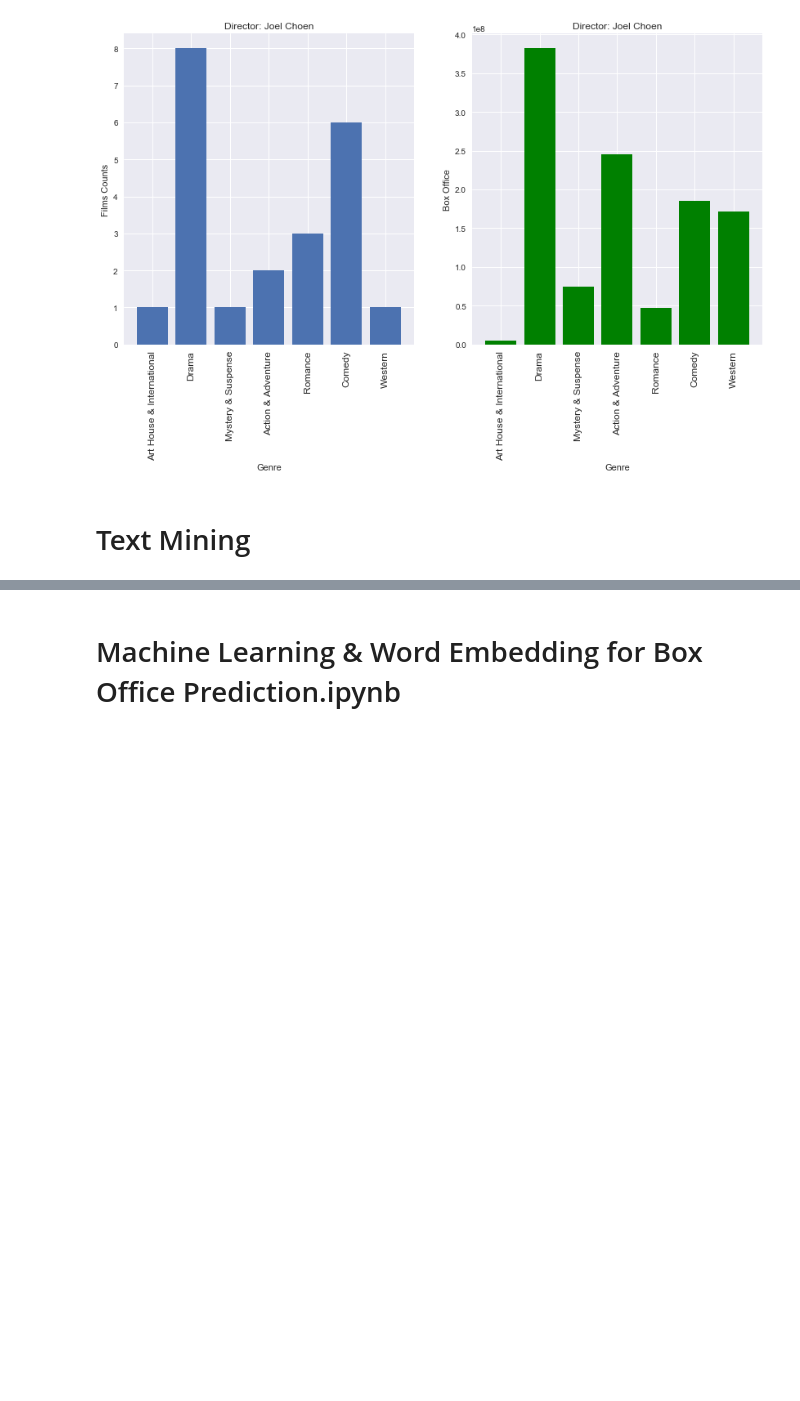
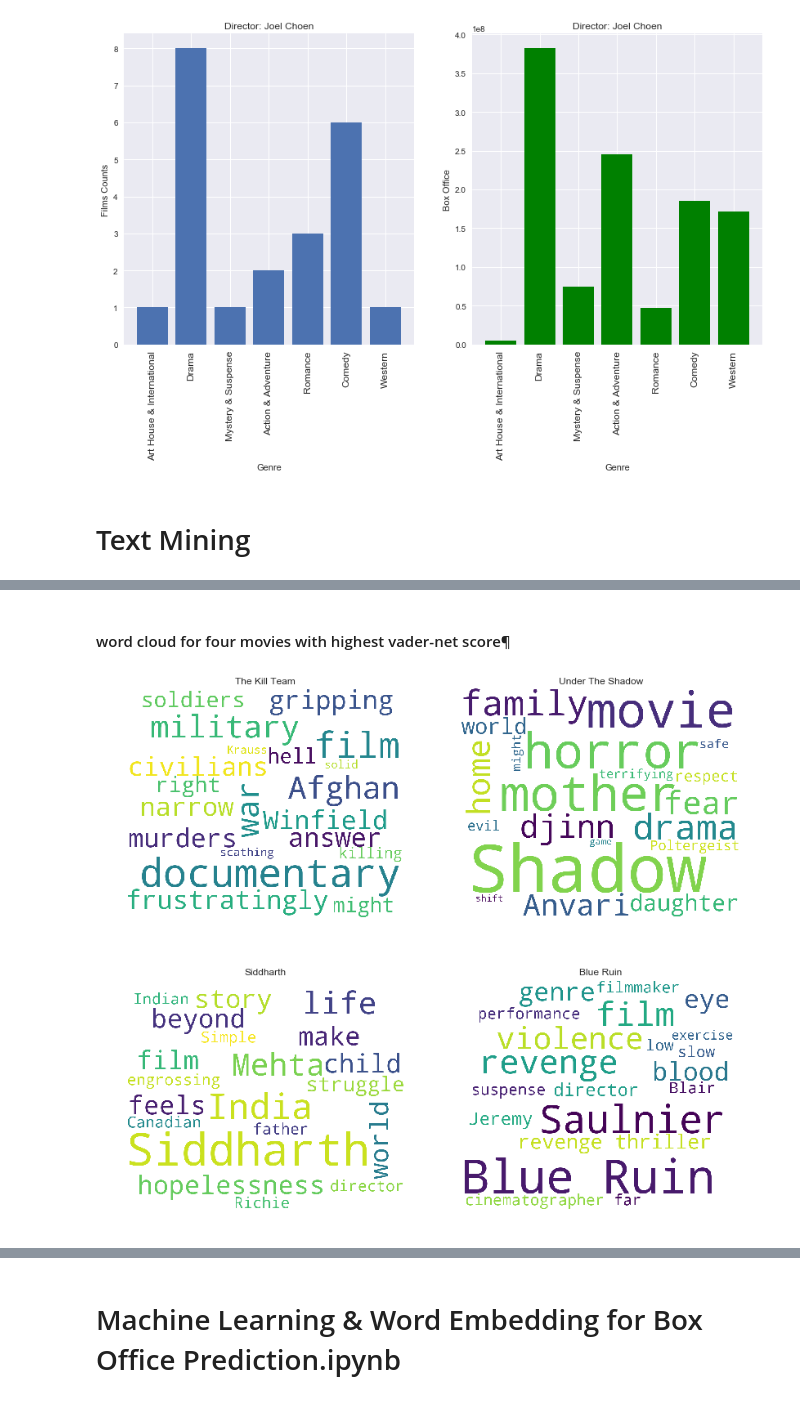
Before and after one commit to Joy-yuan/Rotten_Tomato_Project, a Jupyter notebook: Final_Project/Part II- Analysis+Visualization+Text_mining+Modelling.ipynb, the cells around one changed output, grey strips where cells are left out. Saved outputs shown, nothing was run; the diff lists cells and outputs as text; code cells hidden in the pictures; blank space fills up the shorter version.

```diff
--- a/Final_Project/Part II- Analysis+Visualization+Text_mining+Modelling.ipynb
+++ b/Final_Project/Part II- Analysis+Visualization+Text_mining+Modelling.ipynb
@@ -239,0 +571,8 @@ plt.show()
+# %%
+list_vc_rev=vader_comparison(rev)
+df_vc = pd.DataFrame(columns=['vader-comparison-positive','coumpound','neutral','vader-comparison-negative'])
+for i in range(len(list_vc_rev)):
+    df_vc.loc[i,'vader-comparison-positive']=list_vc_rev[i][0]
+    df_vc.loc[i,'coumpound']=list_vc_rev[i][1]
+    df_vc.loc[i,'neutral']=list_vc_rev[i][1]
+    df_vc.loc[i,'vader-comparison-negative']=list_vc_rev[i][1]
@@ -239,0 +603,34 @@ plt.show()
+# %% [markdown]
+#### word cloud for four movies with highest vader-net score¶
+# %%
+%matplotlib inline
+DELETE_WORDS = []
+def remove_words(text_string,DELETE_WORDS=DELETE_WORDS):
+    for word in DELETE_WORDS:
+        text_string = text_string.replace(word,' ')
+    return text_string
+
+MIN_LENGTH = 0
+def remove_short_words(text_string,min_length = MIN_LENGTH):
+    word_list = text_string.split()
+    for word in word_list:
+        if len(word) < min_length:
+            text_string = text_string.replace(' '+word+' ',' ',1)
+    return text_string
+
+
+COL_NUM = 2
+ROW_NUM = 2
+fig, axes = plt.subplots(ROW_NUM, COL_NUM, figsize=(12,12))
+dic={'0':88, '1':227, '2': 89,'3': 25}
+for i in dic.keys():
+    text_string = remove_words(rev[dic[i]])
+    text_string = remove_short_words(rev[dic[i]])
+    ax = axes[int(i)//2, int(i)%2]
+    ax.set_title(df_comprehensive['Movie_Name'][dic[i]])
+    wordcloud = WordCloud(stopwords=STOPWORDS,background_color='white',width=1200,height=1000,max_words=20).generate(text_string)
+    ax.imshow(wordcloud)
+    ax.axis('off')
+plt.show()
+# %% [output]
+[figure, added]
```
Also changed, not shown: parts of 55 cells of this notebook.
